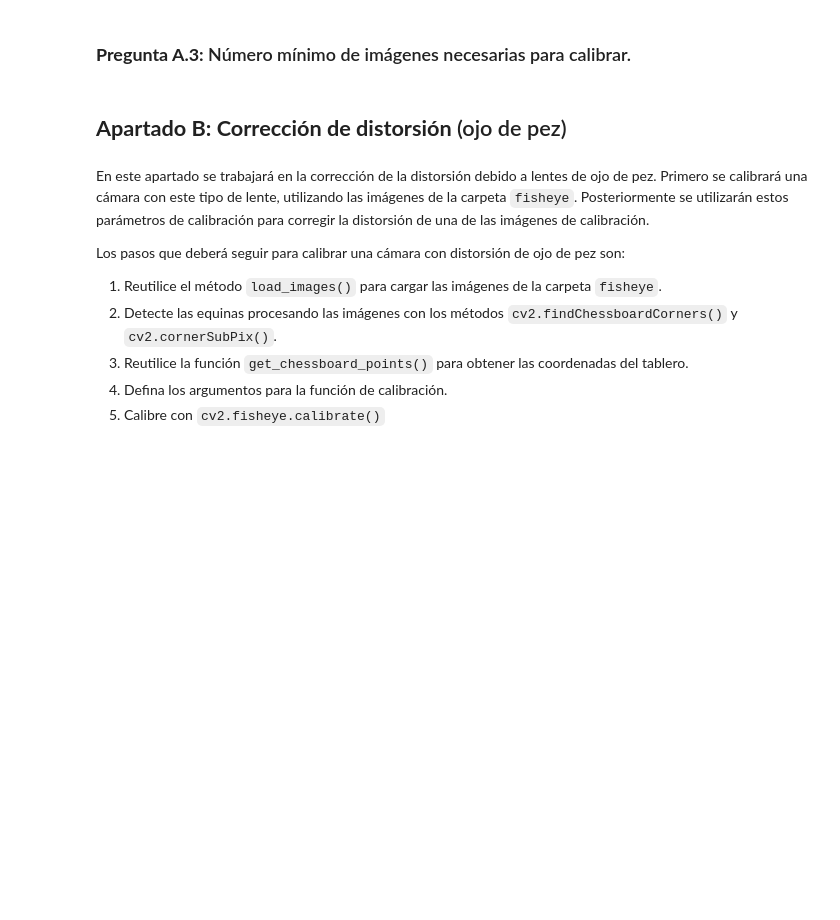
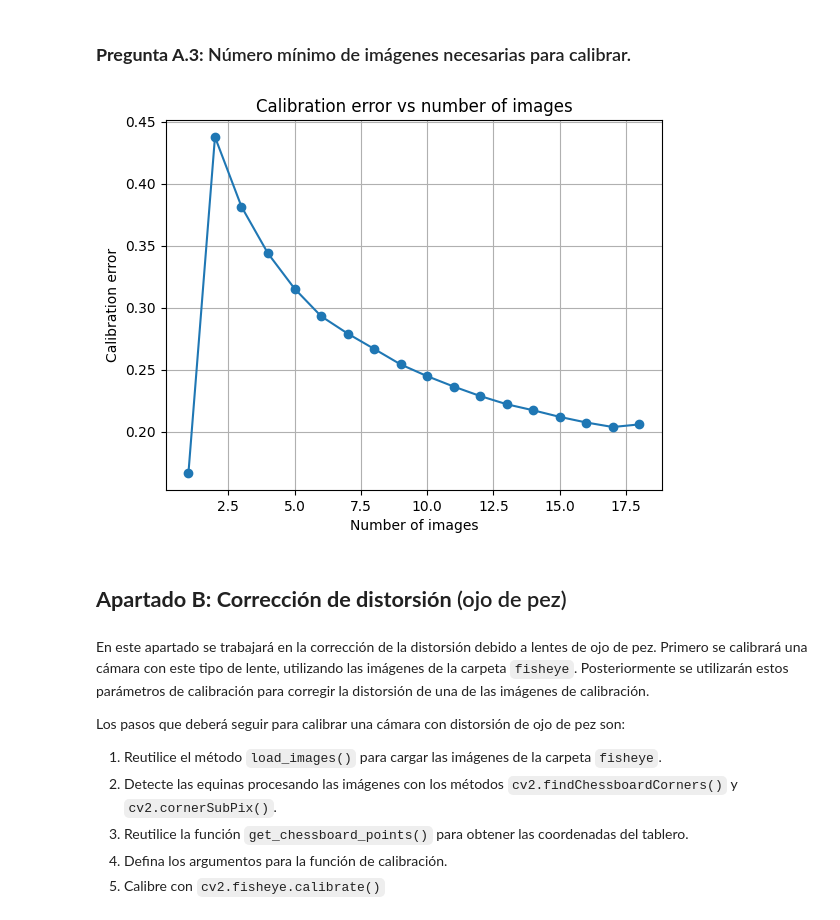
Before and after one commit to MiguelSobral/Pract_vision, a Jupyter notebook: Lab_2/src/lab_2.ipynb, the cells around one changed output. Drawn from its saved outputs; the diff is of its cells as text; code cells hidden in the pictures; blank space fills up the shorter version.

```diff
--- a/Lab_2/src/lab_2.ipynb
+++ b/Lab_2/src/lab_2.ipynb
@@ -207,3 +242,26 @@ Root mean squared reprojection error:
+# %%
+num_images = []
+calibration_errors = []
+
+for n in range(1, len(valid_corners) + 1):
+
+    rms_n, _, _, _, _ = cv2.calibrateCamera(chessboard_points[:n], valid_corners[:n], (imgs[0].shape[1], imgs[0].shape[0]), None, None)
+
+    num_images.append(n)
+    calibration_errors.append(rms_n)
+# %%
+import matplotlib.pyplot as plt
+
+plt.plot(num_images, calibration_errors, marker="o")
+
+plt.xlabel("Number of images")
+plt.ylabel("Calibration error")
+plt.title("Calibration error vs number of images")
+plt.grid()
+
+plt.show()
+# %% [output]
+[figure, added]
 # %% [markdown]
 ## **Apartado B: Corrección de distorsión** (ojo de pez)
 # %% [markdown]
```
Also changed, not shown: parts of 10 cells of this notebook.
